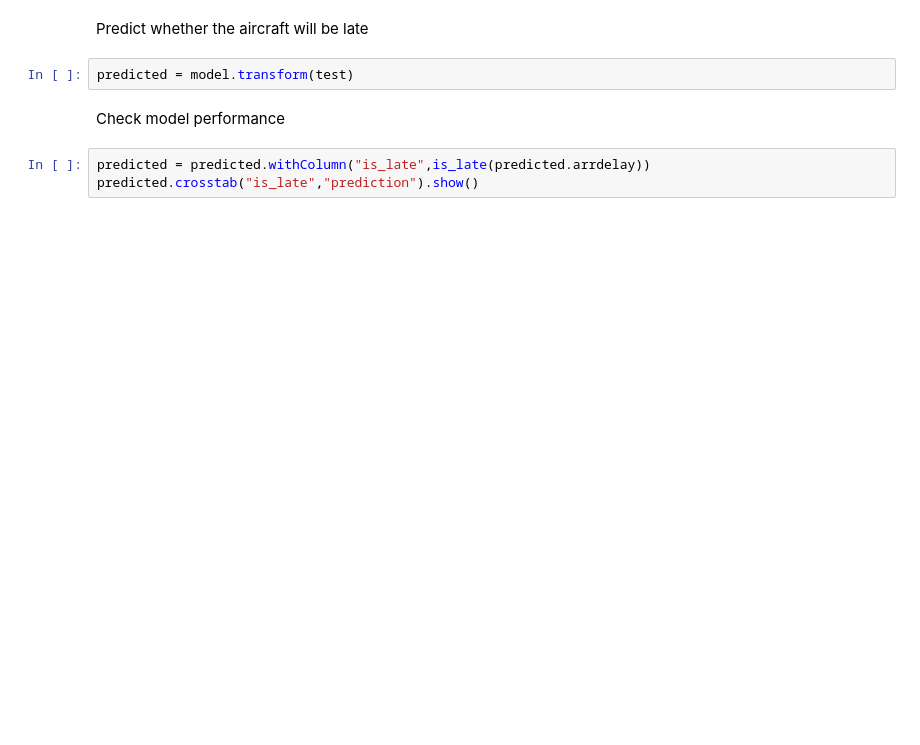
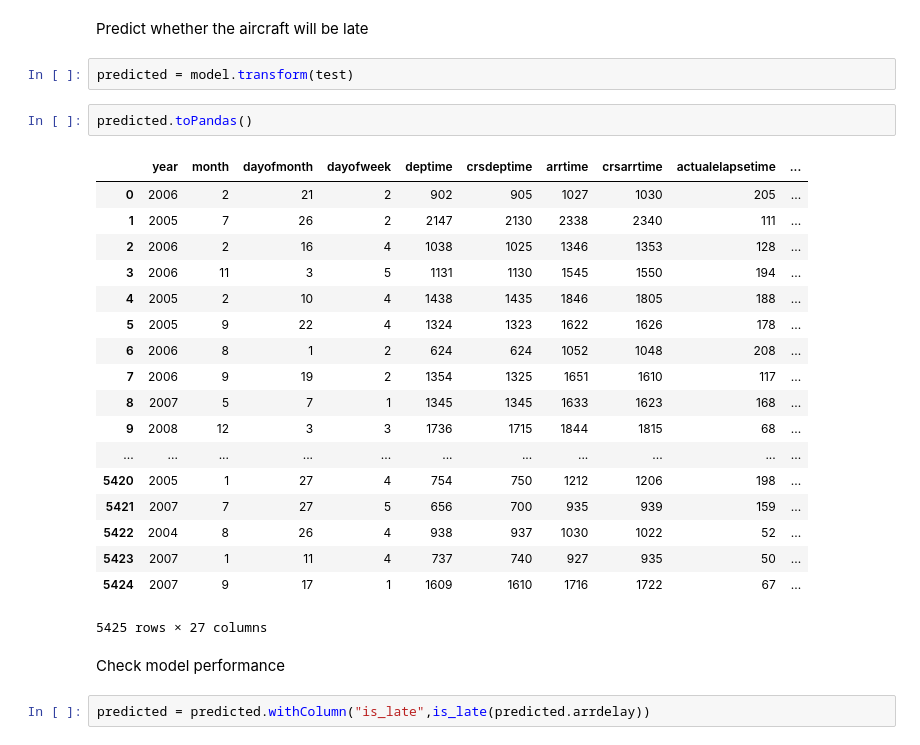
Before and after one commit to zoltanctoth/bigdata-training, a Jupyter notebook: spark/Logistic Regression Example - without output.ipynb, the cells around one changed output. Drawn from its saved outputs; the diff is of its cells as text; blank space fills up the shorter version.

```diff
--- a/spark/Logistic Regression Example - without output.ipynb
+++ b/spark/Logistic Regression Example - without output.ipynb
@@ -143,8 +130,28 @@ Py4JJavaError: An error occurred while calling o132.fit.
 Predict whether the aircraft will be late
 # %%
 predicted = model.transform(test)
+# %%
+predicted.toPandas()
+# %% [output]
+|  | year | month | dayofmonth | dayofweek | deptime | crsdeptime | arrtime | crsarrtime | actualelapsetime | ... |
+| 0 | 2006 | 2 | 21 | 2 | 902 | 905 | 1027 | 1030 | 205 | ... |
+| 1 | 2005 | 7 | 26 | 2 | 2147 | 2130 | 2338 | 2340 | 111 | ... |
+| 2 | 2006 | 2 | 16 | 4 | 1038 | 1025 | 1346 | 1353 | 128 | ... |
+| 3 | 2006 | 11 | 3 | 5 | 1131 | 1130 | 1545 | 1550 | 194 | ... |
+| 4 | 2005 | 2 | 10 | 4 | 1438 | 1435 | 1846 | 1805 | 188 | ... |
+| 5 | 2005 | 9 | 22 | 4 | 1324 | 1323 | 1622 | 1626 | 178 | ... |
+| 6 | 2006 | 8 | 1 | 2 | 624 | 624 | 1052 | 1048 | 208 | ... |
+| 7 | 2006 | 9 | 19 | 2 | 1354 | 1325 | 1651 | 1610 | 117 | ... |
+| 8 | 2007 | 5 | 7 | 1 | 1345 | 1345 | 1633 | 1623 | 168 | ... |
+| 9 | 2008 | 12 | 3 | 3 | 1736 | 1715 | 1844 | 1815 | 68 | ... |
+| ... | ... | ... | ... | ... | ... | ... | ... | ... | ... | ... |
+| 5420 | 2005 | 1 | 27 | 4 | 754 | 750 | 1212 | 1206 | 198 | ... |
+| 5421 | 2007 | 7 | 27 | 5 | 656 | 700 | 935 | 939 | 159 | ... |
+| 5422 | 2004 | 8 | 26 | 4 | 938 | 937 | 1030 | 1022 | 52 | ... |
+| 5423 | 2007 | 1 | 11 | 4 | 737 | 740 | 927 | 935 | 50 | ... |
+| 5424 | 2007 | 9 | 17 | 1 | 1609 | 1610 | 1716 | 1722 | 67 | ... |
+5425 rows × 27 columns
 # %% [markdown]
 Check model performance
 # %%
 predicted = predicted.withColumn("is_late",is_late(predicted.arrdelay))
-predicted.crosstab("is_late","prediction").show()
```
Also changed, not shown: parts of 13 cells of this notebook, 2 other files.
